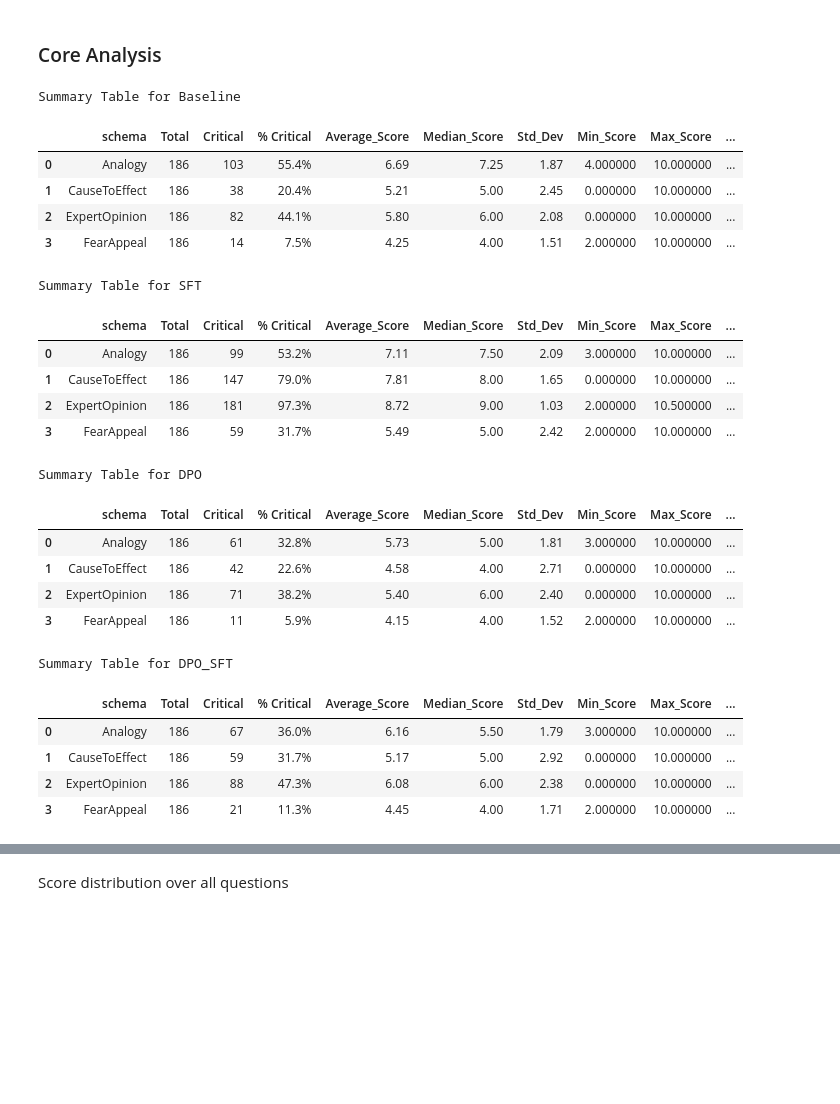
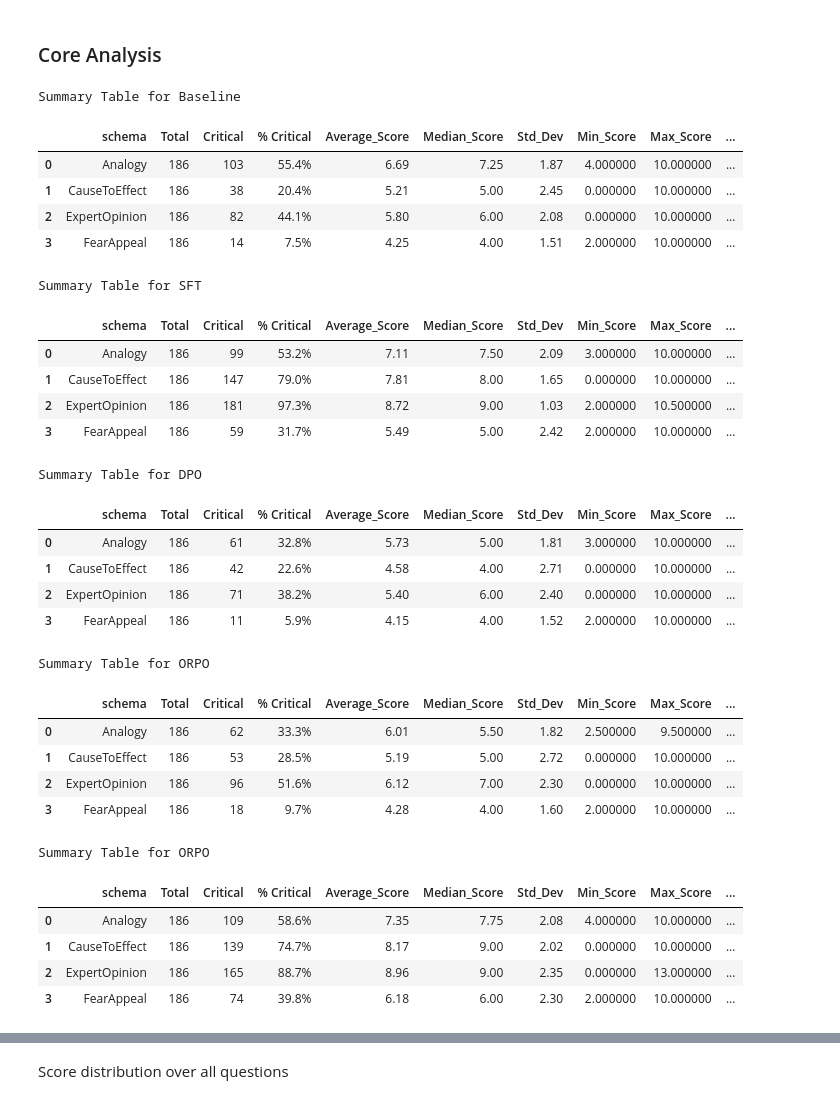
Before and after one commit to RicoStaedeli/NLP2025_CQG, a Jupyter notebook: 5_Evaluation_Analytics.ipynb, the cells around one changed output, grey strips where cells are left out. Cells and saved outputs as stored; diff of their text form; code cells hidden in the pictures; blank space fills up the shorter version.

```diff
--- a/5_Evaluation_Analytics.ipynb
+++ b/5_Evaluation_Analytics.ipynb
@@ -38,7 +38,8 @@ import json
 baseline_file = "results_Meta-Llama-3.1-8B-Instruct_schema_prompt_eval"
 sft_file = "results_Meta-Llama-3.1-1B-Instruct_SFT_2_schema_prompt_eval"
 dpo_file = "results_Meta-Llama-3.1-8B-Instruct_DPO_schema_prompt_eval"
-dpo_sft_file = "results_Meta-Llama-3.1-8B-Instruct_SFT_DPO_schema_prompt_1_eval"
+dpo_sft_file = "results_Meta-Llama-3.1-8B-Instruct_SFT_DPO_schema_prompt_eval"
+orpo_file = "results_Meta-Llama-3.1-8B-Instruct_ORPO_schema_prompt_eval"
 
 with open(os.path.join(os.getcwd(), f"Evaluation/Scored/{baseline_file}.json"), "r", encoding="utf-8") as f:
     baseline_data = json.load(f)
@@ -52,7 +53,10 @@ with open(os.path.join(os.getcwd(), f"Evaluation/Scored/{dpo_file}.json"), "r",
 with open(os.path.join(os.getcwd(), f"Evaluation/Scored/{dpo_sft_file}.json"), "r", encoding="utf-8") as f:
     dpo_sft_data = json.load(f)
 
-raw_data = [baseline_data, sft_data, dpo_data, dpo_sft_data]
+with open(os.path.join(os.getcwd(), f"Evaluation/Scored/{orpo_file}.json"), "r", encoding="utf-8") as f:
+    orpo_data = json.load(f)
+
+raw_data = [baseline_data, sft_data, dpo_data, dpo_sft_data,orpo_data]
 # %%
 import pandas as pd
 
@@ -78,7 +82,7 @@ for data in raw_data:
           rows.append(row)
   dfs.append(pd.DataFrame(rows))
 
-model_names = ["Baseline", "SFT", "DPO", "DPO_SFT"]
+model_names = ["Baseline", "SFT", "DPO", "DPO_SFT","ORPO"]
 # %% [markdown]
 ## Analysis
 # %% [markdown]
@@ -197,39 +202,47 @@ for i, df in enumerate(dfs):
     if i == 0:
       name = "Baseline"
     elif i == 1:
       name = "SFT"
     elif i == 2:
       name = "DPO"
+    elif i == 2:
+      name = "DPO_SFT"
     else:
-      name = "DPO_SFT"
+      name = "ORPO"
 
     print(f"Summary Table for {name}")
     display(styler)
 # %% [output]
 Summary Table for Baseline
 |  | schema | Total | Critical | % Critical | Average_Score | Median_Score | Std_Dev | Min_Score | Max_Score | ... |
 | 0 | Analogy | 186 | 103 | 55.4% | 6.69 | 7.25 | 1.87 | 4.000000 | 10.000000 | ... |
 | 1 | CauseToEffect | 186 | 38 | 20.4% | 5.21 | 5.00 | 2.45 | 0.000000 | 10.000000 | ... |
 | 2 | ExpertOpinion | 186 | 82 | 44.1% | 5.80 | 6.00 | 2.08 | 0.000000 | 10.000000 | ... |
 | 3 | FearAppeal | 186 | 14 | 7.5% | 4.25 | 4.00 | 1.51 | 2.000000 | 10.000000 | ... |
 Summary Table for SFT
 |  | schema | Total | Critical | % Critical | Average_Score | Median_Score | Std_Dev | Min_Score | Max_Score | ... |
 | 0 | Analogy | 186 | 99 | 53.2% | 7.11 | 7.50 | 2.09 | 3.000000 | 10.000000 | ... |
 | 1 | CauseToEffect | 186 | 147 | 79.0% | 7.81 | 8.00 | 1.65 | 0.000000 | 10.000000 | ... |
 | 2 | ExpertOpinion | 186 | 181 | 97.3% | 8.72 | 9.00 | 1.03 | 2.000000 | 10.500000 | ... |
 | 3 | FearAppeal | 186 | 59 | 31.7% | 5.49 | 5.00 | 2.42 | 2.000000 | 10.000000 | ... |
 Summary Table for DPO
 |  | schema | Total | Critical | % Critical | Average_Score | Median_Score | Std_Dev | Min_Score | Max_Score | ... |
 | 0 | Analogy | 186 | 61 | 32.8% | 5.73 | 5.00 | 1.81 | 3.000000 | 10.000000 | ... |
 | 1 | CauseToEffect | 186 | 42 | 22.6% | 4.58 | 4.00 | 2.71 | 0.000000 | 10.000000 | ... |
 | 2 | ExpertOpinion | 186 | 71 | 38.2% | 5.40 | 6.00 | 2.40 | 0.000000 | 10.000000 | ... |
 | 3 | FearAppeal | 186 | 11 | 5.9% | 4.15 | 4.00 | 1.52 | 2.000000 | 10.000000 | ... |
-Summary Table for DPO_SFT
+Summary Table for ORPO
 |  | schema | Total | Critical | % Critical | Average_Score | Median_Score | Std_Dev | Min_Score | Max_Score | ... |
-| 0 | Analogy | 186 | 67 | 36.0% | 6.16 | 5.50 | 1.79 | 3.000000 | 10.000000 | ... |
-| 1 | CauseToEffect | 186 | 59 | 31.7% | 5.17 | 5.00 | 2.92 | 0.000000 | 10.000000 | ... |
-| 2 | ExpertOpinion | 186 | 88 | 47.3% | 6.08 | 6.00 | 2.38 | 0.000000 | 10.000000 | ... |
-| 3 | FearAppeal | 186 | 21 | 11.3% | 4.45 | 4.00 | 1.71 | 2.000000 | 10.000000 | ... |
+| 0 | Analogy | 186 | 62 | 33.3% | 6.01 | 5.50 | 1.82 | 2.500000 | 9.500000 | ... |
+| 1 | CauseToEffect | 186 | 53 | 28.5% | 5.19 | 5.00 | 2.72 | 0.000000 | 10.000000 | ... |
+| 2 | ExpertOpinion | 186 | 96 | 51.6% | 6.12 | 7.00 | 2.30 | 0.000000 | 10.000000 | ... |
+| 3 | FearAppeal | 186 | 18 | 9.7% | 4.28 | 4.00 | 1.60 | 2.000000 | 10.000000 | ... |
+Summary Table for ORPO
+|  | schema | Total | Critical | % Critical | Average_Score | Median_Score | Std_Dev | Min_Score | Max_Score | ... |
+| 0 | Analogy | 186 | 109 | 58.6% | 7.35 | 7.75 | 2.08 | 4.000000 | 10.000000 | ... |
+| 1 | CauseToEffect | 186 | 139 | 74.7% | 8.17 | 9.00 | 2.02 | 0.000000 | 10.000000 | ... |
+| 2 | ExpertOpinion | 186 | 165 | 88.7% | 8.96 | 9.00 | 2.35 | 0.000000 | 13.000000 | ... |
+| 3 | FearAppeal | 186 | 74 | 39.8% | 6.18 | 6.00 | 2.30 | 2.000000 | 10.000000 | ... |
 # %%
 all_summaries = []
 
```
Also changed, not shown: parts of 9 cells of this notebook.
